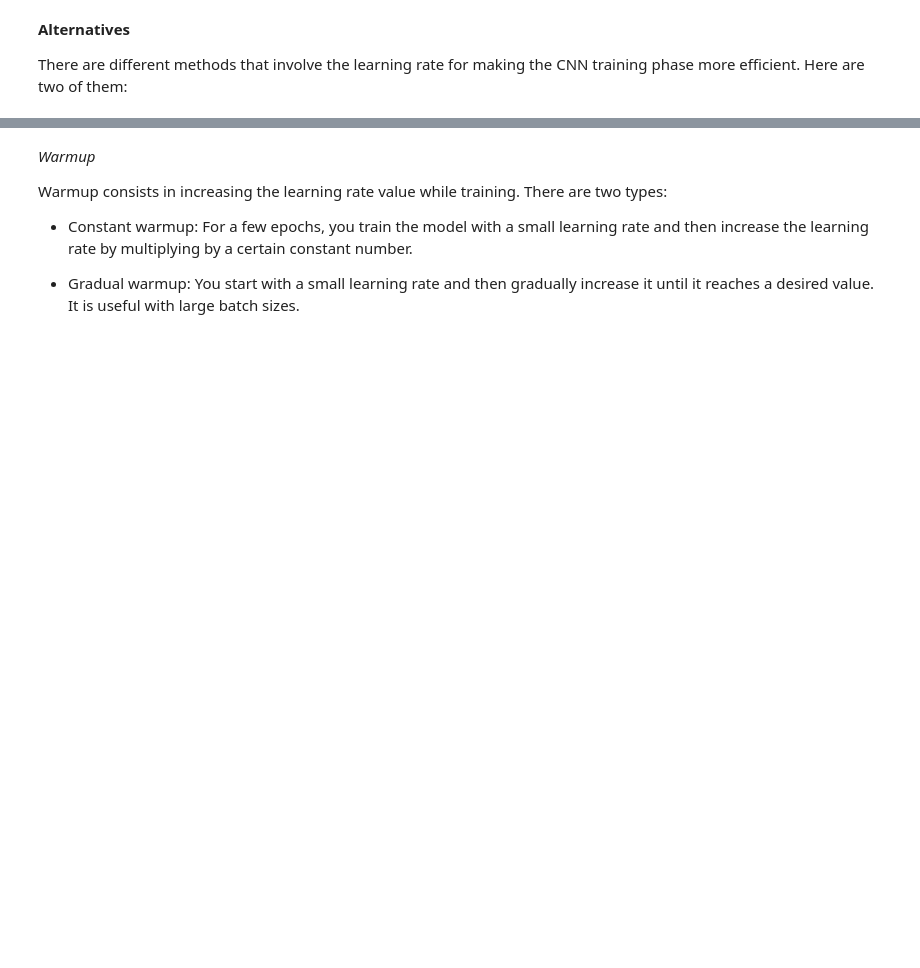
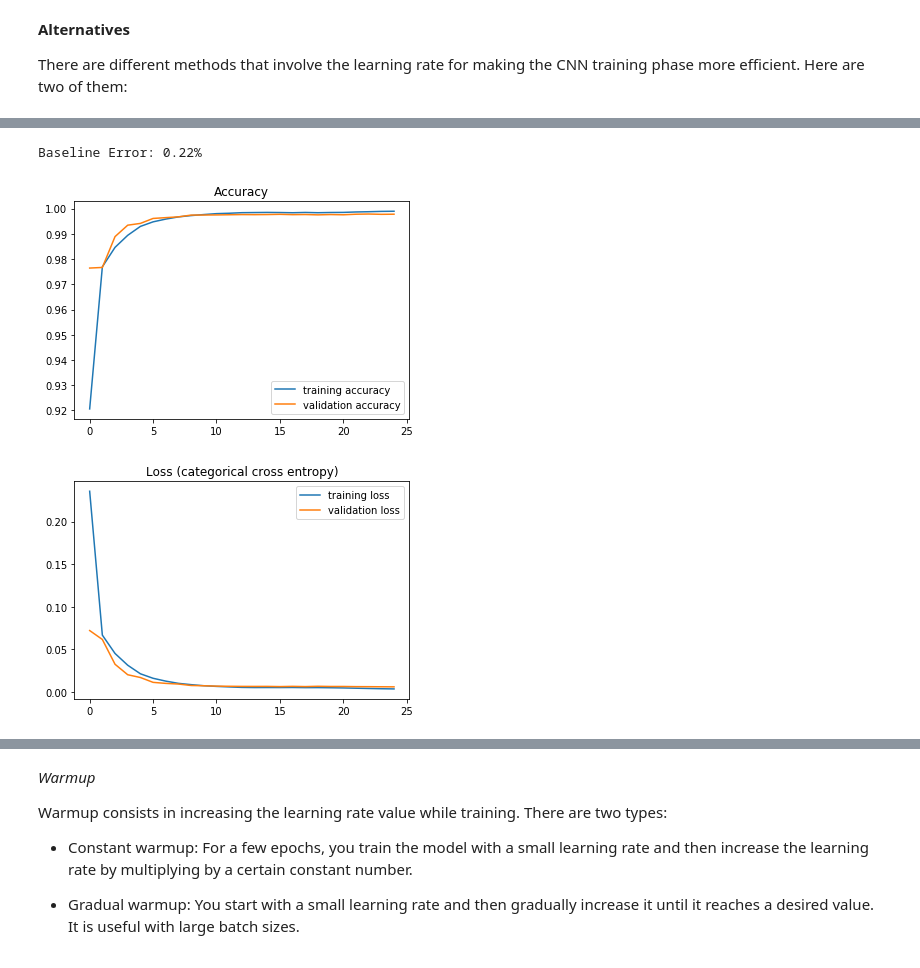
Before and after one commit to telecombcn-dl/2018-idl-projects, a Jupyter notebook: team_10/Learning Rate - Team 10 (1).ipynb, the cells around one changed output, grey strips where cells are left out. Cells and saved outputs as stored; diff of their text form; code cells hidden in the pictures; blank space fills up the shorter version.

```diff
--- a/team_10/Learning Rate - Team 10 (1).ipynb
+++ b/team_10/Learning Rate - Team 10 (1).ipynb
@@ -202,0 +339,8 @@ This method consists in cycling the learning rate value between a lower bound an
+# %%
+history = cyclical('triangular2', 25)
+plot_accuracy(history)
+plot_loss(history)
+# %% [output]
+Baseline Error: 0.22%
+[figure, added]
+[figure, added]
```
Also changed, not shown: parts of 26 cells of this notebook.
